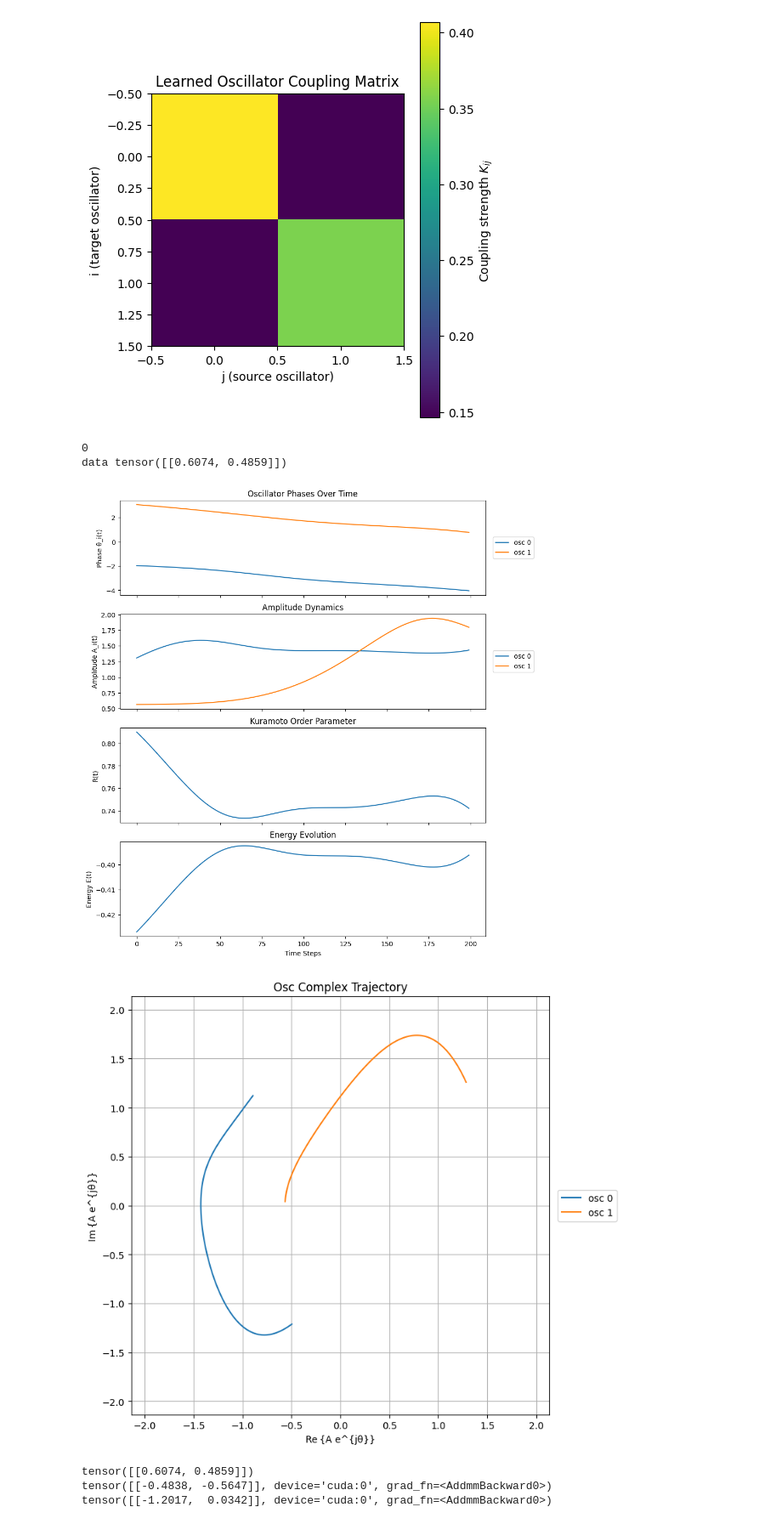
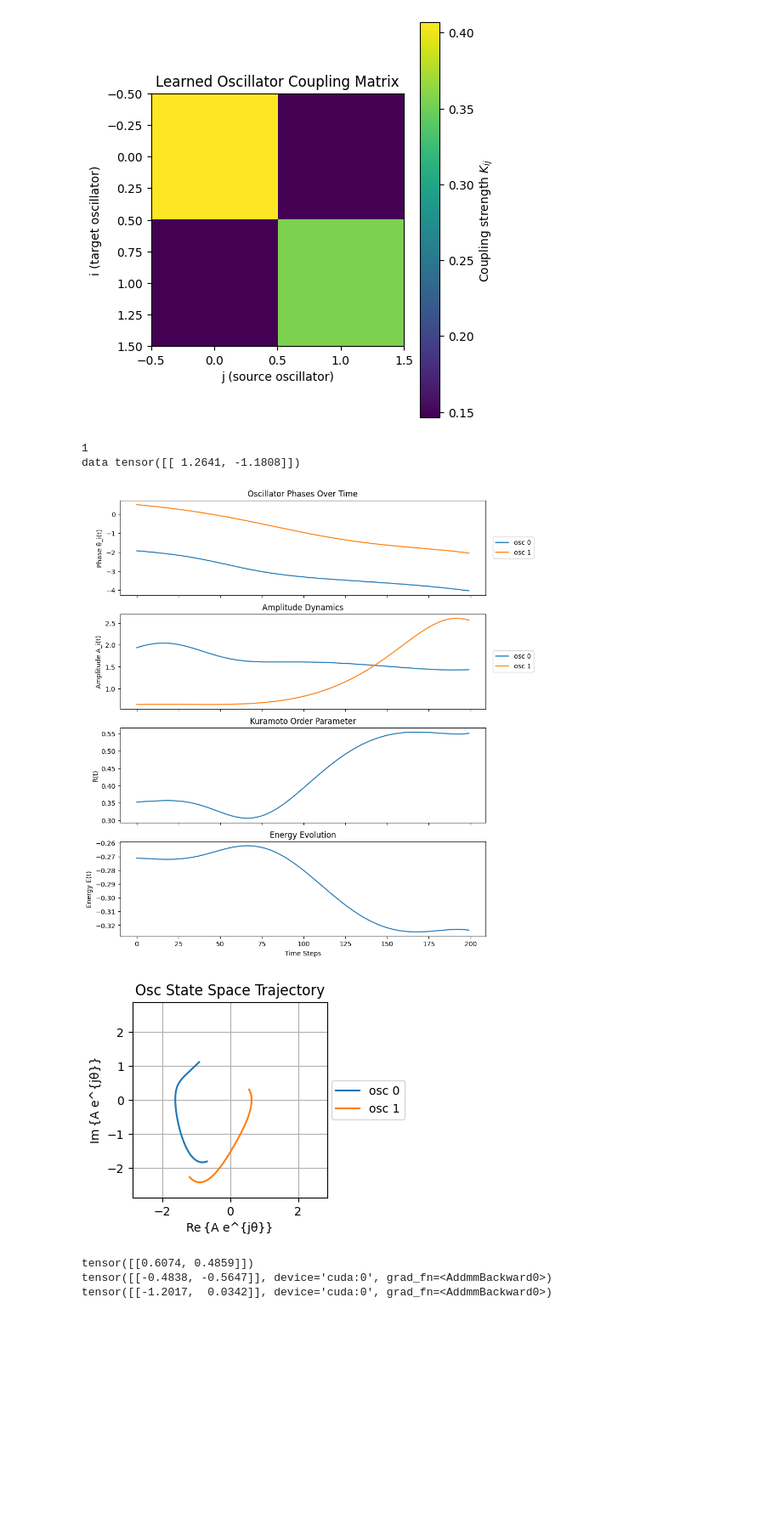
Before and after one commit to seoyumyum/OscillatoryNN, a Jupyter notebook: ONN_Testbench.ipynb, the cells around one changed output. Shown at 85% size. Cells and saved outputs as stored; diff of their text form; code cells hidden in the pictures; blank space fills up the shorter version.

```diff
--- a/ONN_Testbench.ipynb
+++ b/ONN_Testbench.ipynb
@@ -523,7 +523,7 @@ def plot_phase_amplitude_energy_R(x_hist, y_hist, K):
     axs[3].set_title("Energy Evolution")
 
     # panel 4: complex plane trajectory
-    fig, ax = plt.subplots(figsize=(8, 8))
+    fig, ax = plt.subplots(figsize=(4, 4))
     rmax = amp_hist[:, 0, :].max() * 1.1
     for i in range(N_osc):
         z = amp_hist[:, 0, i].numpy() * np.exp(1j * theta_hist[:, 0, i].numpy())
@@ -531,7 +531,7 @@ def plot_phase_amplitude_energy_R(x_hist, y_hist, K):
     ax.set_aspect('equal', 'box')
     ax.set_xlim(-rmax, rmax)
     ax.set_ylim(-rmax, rmax)
-    ax.set_title(f'Osc Complex Trajectory')
+    ax.set_title(f'Osc State Space Trajectory')
     ax.set_xlabel('Re {A e^{jθ}}')
     ax.set_ylabel('Im {A e^{jθ}}')
     ax.legend(loc='center left', bbox_to_anchor=(1.02, 0.5), borderaxespad=0)
@@ -543,33 +543,33 @@ def plot_phase_amplitude_energy_R(x_hist, y_hist, K):
 # %%
 # Assume: `model` is trained VanDerPolONN
 #         `x_input` is a sample input tensor (e.g., x_test[0].unsqueeze(0))
 X, y = make_moons(n_samples=2000, noise=0.1, random_state=42)
 scaler = StandardScaler()
 X = scaler.fit_transform(X)
 
-test_data_flag = 0
-data_idx = 0
+test_data_flag = 1
+data_idx = 92
 
 
 X_temp, X_test, y_temp, y_test = train_test_split(X, y, test_size=0.2, random_state=42)
 
 if test_data_flag==1:
     data = X_test[data_idx]
     print(y_test[data_idx])
 else:
     data = X_train[data_idx]
     print(y_train[data_idx])
 
 x_sample = torch.tensor(data).float().unsqueeze(0)  # shape (1, 2)
 print('data', x_sample)
 # Simulate and analyze:
 x_hist, y_hist, K = simulate_vdp_onn_dynamics(model, x_sample, T=2.0, dt=0.01, device=device)
 plot_phase_amplitude_energy_R(x_hist, y_hist, K)
 # %% [output]
-0
-data tensor([[0.6074, 0.4859]])
+1
+data tensor([[ 1.2641, -1.1808]])
-[figure, old version]
+[figure, new version]
-[figure, old version]
+[figure, new version]
 # %%
 print(x_sample)
 print(model.in_x(x_sample.to(device)))
```
Also changed, not shown: 1 other file.
